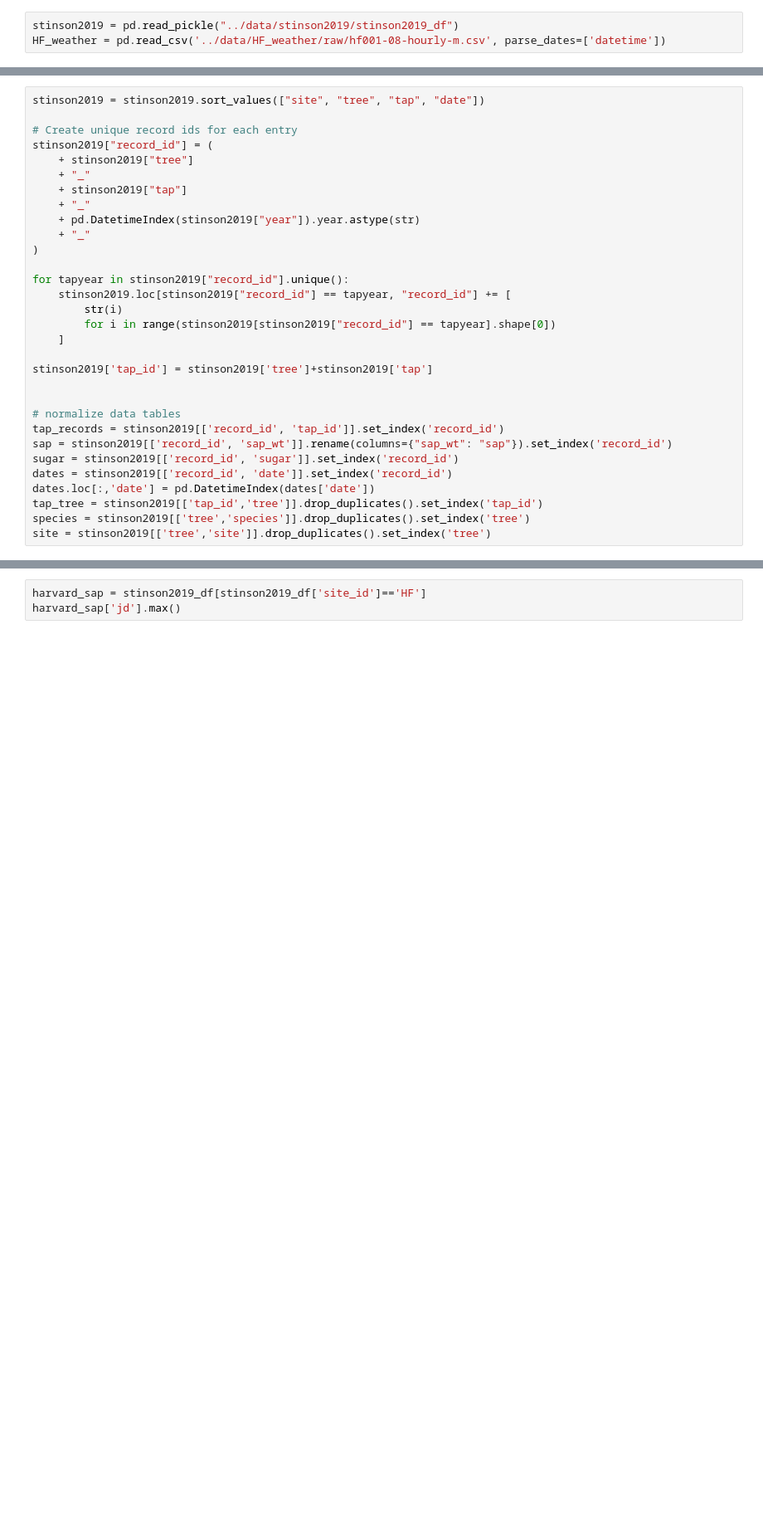
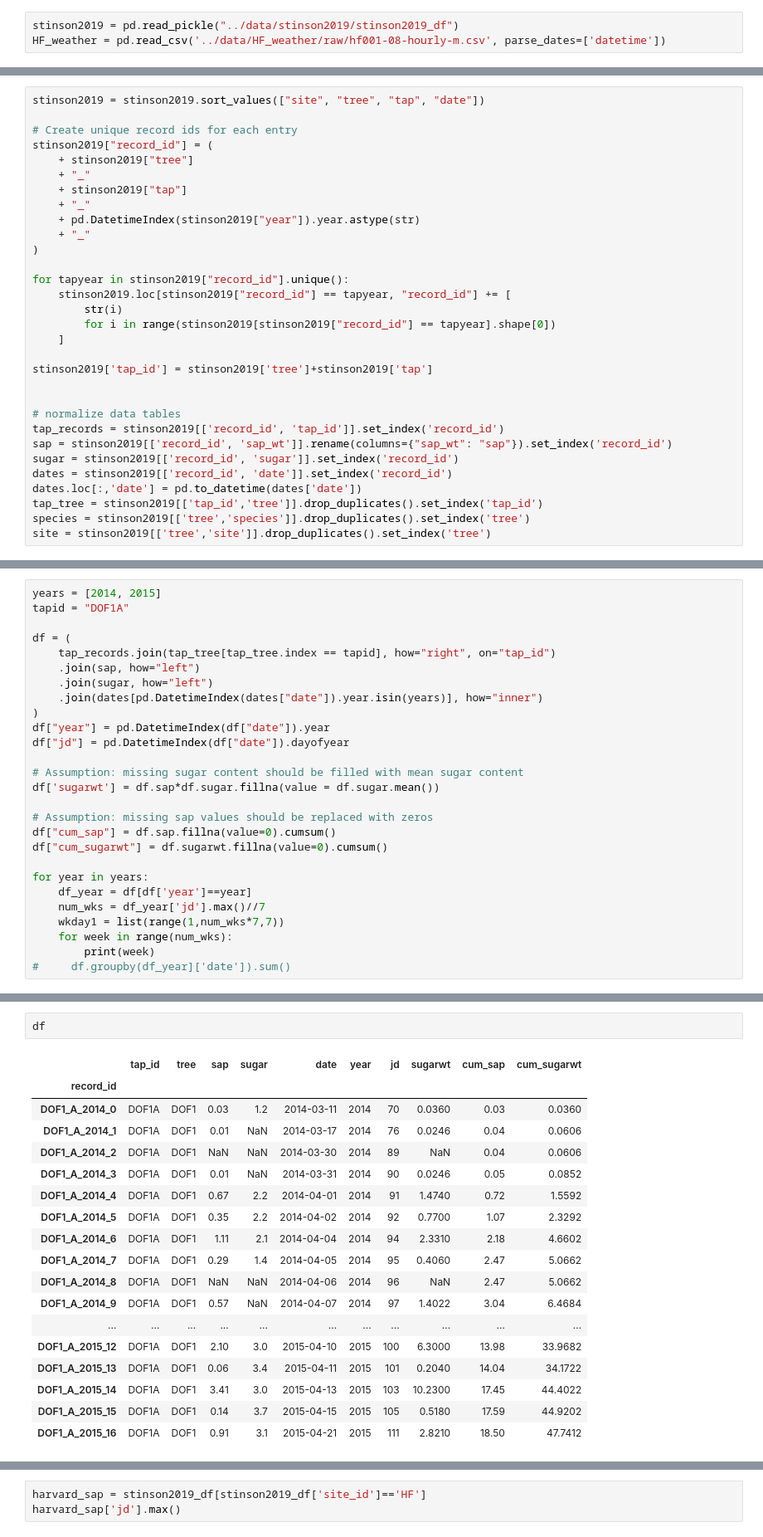
Before and after one commit to spentelow/sapflow, a Jupyter notebook: src/houle_analysis_norm.ipynb, the cells around one changed output, grey strips where cells are left out. Shown: that part at 83% size. Cells and saved outputs as stored; diff of their text form; blank space fills up the shorter version.

```diff
--- a/src/houle_analysis_norm.ipynb
+++ b/src/houle_analysis_norm.ipynb
@@ -91,7 +91,7 @@ tap_records = stinson2019[['record_id', 'tap_id']].set_index('record_id')
 sap = stinson2019[['record_id', 'sap_wt']].rename(columns={"sap_wt": "sap"}).set_index('record_id')
 sugar = stinson2019[['record_id', 'sugar']].set_index('record_id')
 dates = stinson2019[['record_id', 'date']].set_index('record_id')
-dates.loc[:,'date'] = pd.DatetimeIndex(dates['date'])
+dates.loc[:,'date'] = pd.to_datetime(dates['date'])
 tap_tree = stinson2019[['tap_id','tree']].drop_duplicates().set_index('tap_id')
 species = stinson2019[['tree','species']].drop_duplicates().set_index('tree')
 site = stinson2019[['tree','site']].drop_duplicates().set_index('tree')
@@ -117,0 +139,27 @@ stinson2019
+# %%
+years = [2014, 2015]
+tapid = "DOF1A"
+
+df = (
+    tap_records.join(tap_tree[tap_tree.index == tapid], how="right", on="tap_id")
+    .join(sap, how="left")
+    .join(sugar, how="left")
+    .join(dates[pd.DatetimeIndex(dates["date"]).year.isin(years)], how="inner")
+)
+df["year"] = pd.DatetimeIndex(df["date"]).year
+df["jd"] = pd.DatetimeIndex(df["date"]).dayofyear
+
+# Assumption: missing sugar content should be filled with mean sugar content
+df['sugarwt'] = df.sap*df.sugar.fillna(value = df.sugar.mean())
+
+# Assumption: missing sap values should be replaced with zeros
+df["cum_sap"] = df.sap.fillna(value=0).cumsum()
+df["cum_sugarwt"] = df.sugarwt.fillna(value=0).cumsum()
+
+for year in years:
+    df_year = df[df['year']==year]
+    num_wks = df_year['jd'].max()//7
+    wkday1 = list(range(1,num_wks*7,7))
+    for week in range(num_wks):
+        print(week)
+#     df.groupby(df_year]['date']).sum()
@@ -117,0 +184,21 @@ stinson2019
+# %%
+df
+# %% [output]
+|  | tap_id | tree | sap | sugar | date | year | jd | sugarwt | cum_sap | cum_sugarwt |
+| record_id |  |  |  |  |  |  |  |  |  |  |
+| DOF1_A_2014_0 | DOF1A | DOF1 | 0.03 | 1.2 | 2014-03-11 | 2014 | 70 | 0.0360 | 0.03 | 0.0360 |
+| DOF1_A_2014_1 | DOF1A | DOF1 | 0.01 | NaN | 2014-03-17 | 2014 | 76 | 0.0246 | 0.04 | 0.0606 |
+| DOF1_A_2014_2 | DOF1A | DOF1 | NaN | NaN | 2014-03-30 | 2014 | 89 | NaN | 0.04 | 0.0606 |
+| DOF1_A_2014_3 | DOF1A | DOF1 | 0.01 | NaN | 2014-03-31 | 2014 | 90 | 0.0246 | 0.05 | 0.0852 |
+| DOF1_A_2014_4 | DOF1A | DOF1 | 0.67 | 2.2 | 2014-04-01 | 2014 | 91 | 1.4740 | 0.72 | 1.5592 |
+| DOF1_A_2014_5 | DOF1A | DOF1 | 0.35 | 2.2 | 2014-04-02 | 2014 | 92 | 0.7700 | 1.07 | 2.3292 |
+| DOF1_A_2014_6 | DOF1A | DOF1 | 1.11 | 2.1 | 2014-04-04 | 2014 | 94 | 2.3310 | 2.18 | 4.6602 |
+| DOF1_A_2014_7 | DOF1A | DOF1 | 0.29 | 1.4 | 2014-04-05 | 2014 | 95 | 0.4060 | 2.47 | 5.0662 |
+| DOF1_A_2014_8 | DOF1A | DOF1 | NaN | NaN | 2014-04-06 | 2014 | 96 | NaN | 2.47 | 5.0662 |
+| DOF1_A_2014_9 | DOF1A | DOF1 | 0.57 | NaN | 2014-04-07 | 2014 | 97 | 1.4022 | 3.04 | 6.4684 |
+| ... | ... | ... | ... | ... | ... | ... | ... | ... | ... | ... |
+| DOF1_A_2015_12 | DOF1A | DOF1 | 2.10 | 3.0 | 2015-04-10 | 2015 | 100 | 6.3000 | 13.98 | 33.9682 |
+| DOF1_A_2015_13 | DOF1A | DOF1 | 0.06 | 3.4 | 2015-04-11 | 2015 | 101 | 0.2040 | 14.04 | 34.1722 |
+| DOF1_A_2015_14 | DOF1A | DOF1 | 3.41 | 3.0 | 2015-04-13 | 2015 | 103 | 10.2300 | 17.45 | 44.4022 |
+| DOF1_A_2015_15 | DOF1A | DOF1 | 0.14 | 3.7 | 2015-04-15 | 2015 | 105 | 0.5180 | 17.59 | 44.9202 |
+| DOF1_A_2015_16 | DOF1A | DOF1 | 0.91 | 3.1 | 2015-04-21 | 2015 | 111 | 2.8210 | 18.50 | 47.7412 |
```
Also changed, not shown: parts of 9 cells of this notebook.
